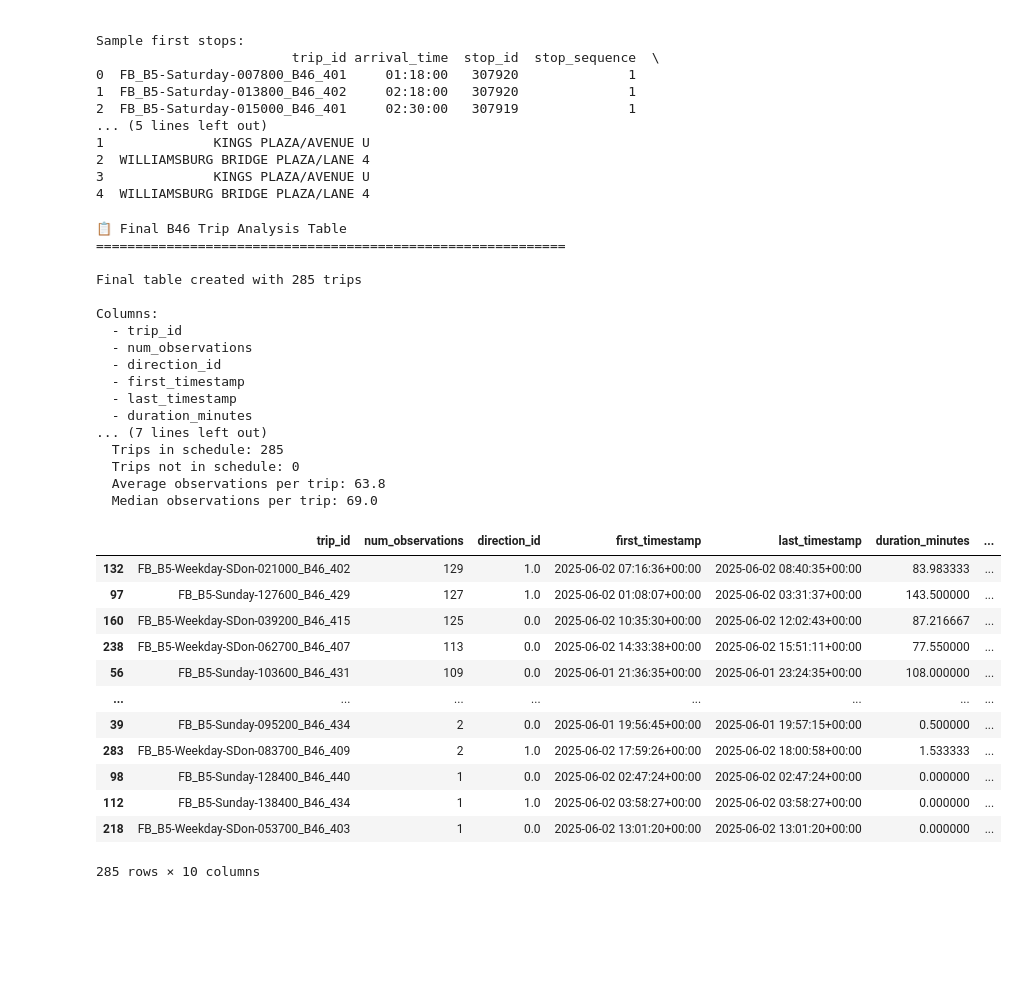
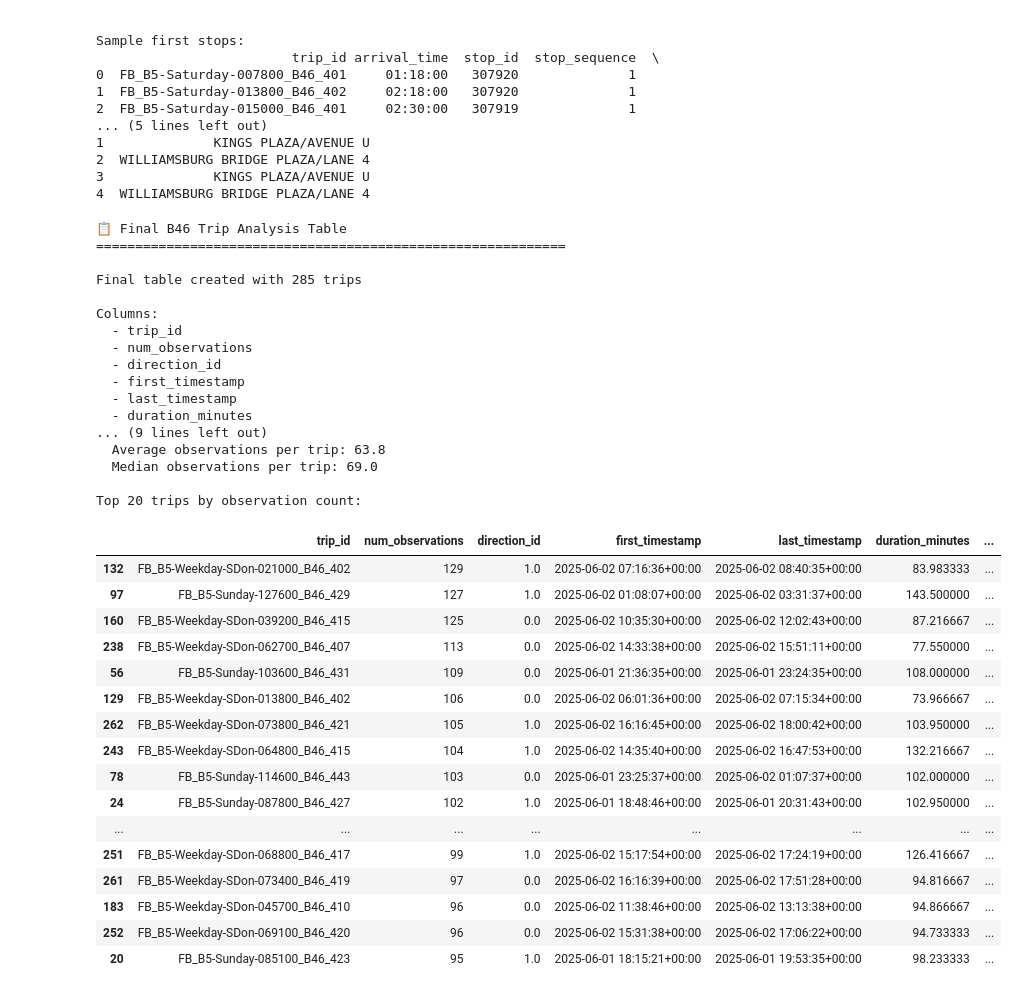
Before and after one commit to anthonymobile/greenstreet-bus-data, a Jupyter notebook: notebook.ipynb, the cells around one changed output. Saved outputs shown, nothing was run; the diff lists cells and outputs as text; code cells hidden in the pictures; blank space fills up the shorter version.

```diff
--- a/notebook.ipynb
+++ b/notebook.ipynb
@@ -456,45 +456,50 @@ for col in b46_final.columns:
     print(f"  - {col}")
 
 print(f"\n{'='*60}")
 print("Summary Statistics:")
 print(f"  Trips in schedule: {b46_final['in_schedule'].sum()}")
 print(f"  Trips not in schedule: {(~b46_final['in_schedule']).sum()}")
 print(f"  Average observations per trip: {b46_final['num_observations'].mean():.1f}")
 print(f"  Median observations per trip: {b46_final['num_observations'].median():.1f}")
 
-# Display the final table
-b46_final
+# Display top 20 rows
+print(f"\nTop 20 trips by observation count:")
+b46_final.head(20)
 # %% [output]
 📋 Final B46 Trip Analysis Table
 ============================================================
 
 Final table created with 285 trips
 
 Columns:
   - trip_id
   - num_observations
   - direction_id
   - first_timestamp
   - last_timestamp
   - duration_minutes
-... (7 lines left out)
-  Trips in schedule: 285
-  Trips not in schedule: 0
+... (9 lines left out)
   Average observations per trip: 63.8
   Median observations per trip: 69.0
+
+Top 20 trips by observation count:
 |  | trip_id | num_observations | direction_id | first_timestamp | last_timestamp | duration_minutes | ... |
 | 132 | FB_B5-Weekday-SDon-021000_B46_402 | 129 | 1.0 | 2025-06-02 07:16:36+00:00 | 2025-06-02 08:40:35+00:00 | 83.983333 | ... |
 | 97 | FB_B5-Sunday-127600_B46_429 | 127 | 1.0 | 2025-06-02 01:08:07+00:00 | 2025-06-02 03:31:37+00:00 | 143.500000 | ... |
 | 160 | FB_B5-Weekday-SDon-039200_B46_415 | 125 | 0.0 | 2025-06-02 10:35:30+00:00 | 2025-06-02 12:02:43+00:00 | 87.216667 | ... |
 | 238 | FB_B5-Weekday-SDon-062700_B46_407 | 113 | 0.0 | 2025-06-02 14:33:38+00:00 | 2025-06-02 15:51:11+00:00 | 77.550000 | ... |
 | 56 | FB_B5-Sunday-103600_B46_431 | 109 | 0.0 | 2025-06-01 21:36:35+00:00 | 2025-06-01 23:24:35+00:00 | 108.000000 | ... |
+| 129 | FB_B5-Weekday-SDon-013800_B46_402 | 106 | 0.0 | 2025-06-02 06:01:36+00:00 | 2025-06-02 07:15:34+00:00 | 73.966667 | ... |
+| 262 | FB_B5-Weekday-SDon-073800_B46_421 | 105 | 1.0 | 2025-06-02 16:16:45+00:00 | 2025-06-02 18:00:42+00:00 | 103.950000 | ... |
+| 243 | FB_B5-Weekday-SDon-064800_B46_415 | 104 | 1.0 | 2025-06-02 14:35:40+00:00 | 2025-06-02 16:47:53+00:00 | 132.216667 | ... |
+| 78 | FB_B5-Sunday-114600_B46_443 | 103 | 0.0 | 2025-06-01 23:25:37+00:00 | 2025-06-02 01:07:37+00:00 | 102.000000 | ... |
+| 24 | FB_B5-Sunday-087800_B46_427 | 102 | 1.0 | 2025-06-01 18:48:46+00:00 | 2025-06-01 20:31:43+00:00 | 102.950000 | ... |
 | ... | ... | ... | ... | ... | ... | ... | ... |
-| 39 | FB_B5-Sunday-095200_B46_434 | 2 | 0.0 | 2025-06-01 19:56:45+00:00 | 2025-06-01 19:57:15+00:00 | 0.500000 | ... |
-| 283 | FB_B5-Weekday-SDon-083700_B46_409 | 2 | 1.0 | 2025-06-02 17:59:26+00:00 | 2025-06-02 18:00:58+00:00 | 1.533333 | ... |
-| 98 | FB_B5-Sunday-128400_B46_440 | 1 | 0.0 | 2025-06-02 02:47:24+00:00 | 2025-06-02 02:47:24+00:00 | 0.000000 | ... |
-| 112 | FB_B5-Sunday-138400_B46_434 | 1 | 1.0 | 2025-06-02 03:58:27+00:00 | 2025-06-02 03:58:27+00:00 | 0.000000 | ... |
-| 218 | FB_B5-Weekday-SDon-053700_B46_403 | 1 | 0.0 | 2025-06-02 13:01:20+00:00 | 2025-06-02 13:01:20+00:00 | 0.000000 | ... |
+| 251 | FB_B5-Weekday-SDon-068800_B46_417 | 99 | 1.0 | 2025-06-02 15:17:54+00:00 | 2025-06-02 17:24:19+00:00 | 126.416667 | ... |
+| 261 | FB_B5-Weekday-SDon-073400_B46_419 | 97 | 0.0 | 2025-06-02 16:16:39+00:00 | 2025-06-02 17:51:28+00:00 | 94.816667 | ... |
+| 183 | FB_B5-Weekday-SDon-045700_B46_410 | 96 | 0.0 | 2025-06-02 11:38:46+00:00 | 2025-06-02 13:13:38+00:00 | 94.866667 | ... |
+| 252 | FB_B5-Weekday-SDon-069100_B46_420 | 96 | 0.0 | 2025-06-02 15:31:38+00:00 | 2025-06-02 17:06:22+00:00 | 94.733333 | ... |
+| 20 | FB_B5-Sunday-085100_B46_423 | 95 | 1.0 | 2025-06-01 18:15:21+00:00 | 2025-06-01 19:53:35+00:00 | 98.233333 | ... |
-285 rows × 10 columns
 # %%
 # Additional insights and filtered views
 print("\n🔎 Additional Insights")
```
Also changed, not shown: parts of 12 cells of this notebook, 2 other files.
